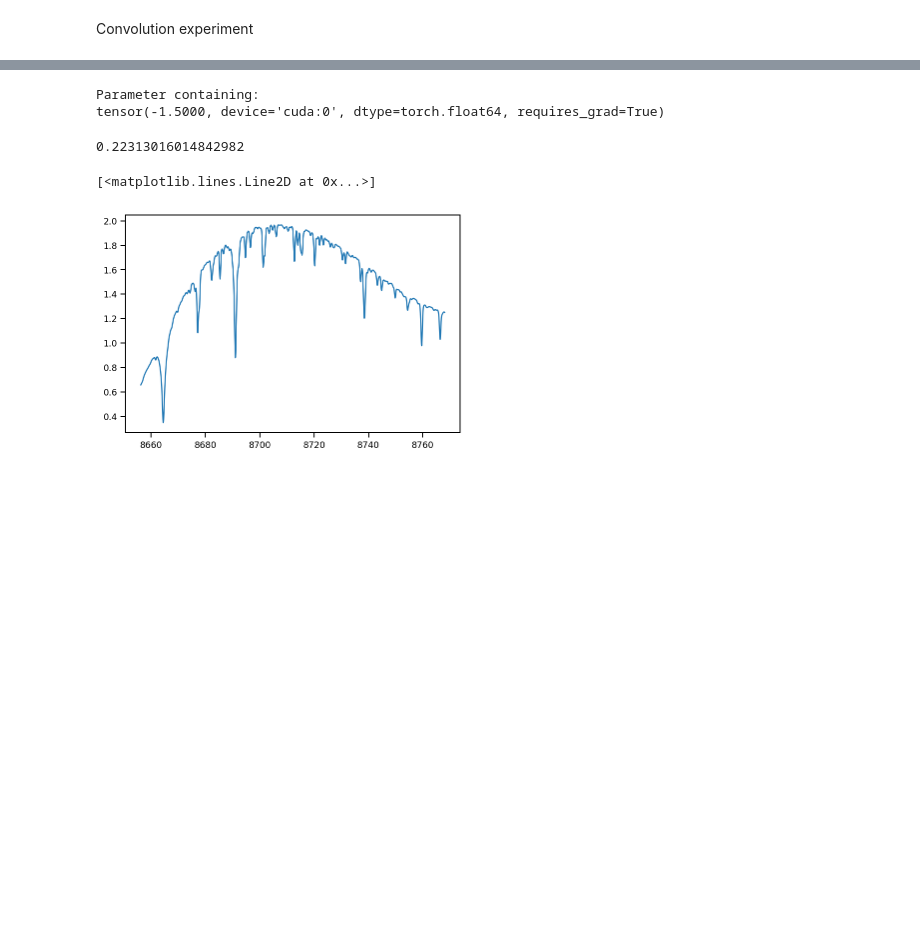
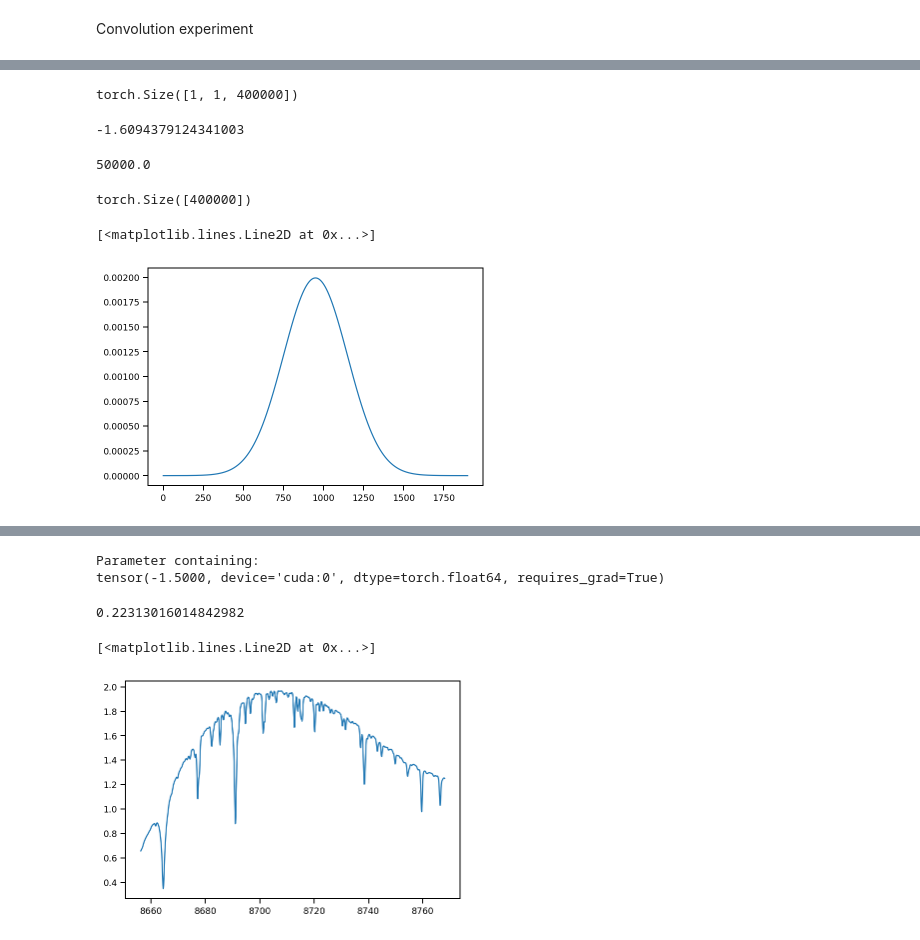
Before and after one commit to gully/blase, a Jupyter notebook: notebooks/09_deprecated/convolve.ipynb, the cells around one changed output, grey strips where cells are left out. Saved outputs shown, nothing was run; the diff lists cells and outputs as text; code cells hidden in the pictures; blank space fills up the shorter version.

```diff
--- a/notebooks/09_deprecated/convolve.ipynb
+++ b/notebooks/09_deprecated/convolve.ipynb
@@ -34,5 +39,26 @@ Wall time: 245 µs
+# %%
+output.shape
+# %% [output]
+torch.Size([1, 1, 400000])
+# %%
+np.log(0.2)
+# %% [output]
+-1.6094379124341003
+# %%
+10_000/0.2
+# %% [output]
+50000.0
 # %%
 output = output.squeeze()
+# %%
+output.shape
+# %% [output]
+torch.Size([400000])
+# %%
+plt.plot(weights)
+# %% [output]
+[<matplotlib.lines.Line2D at 0x...>]
+[figure, added]
 # %%
 plt.figure(figsize=(20, 5))
 plt.step(xv, yv);
```
Also changed, not shown: parts of 12 cells of this notebook.
